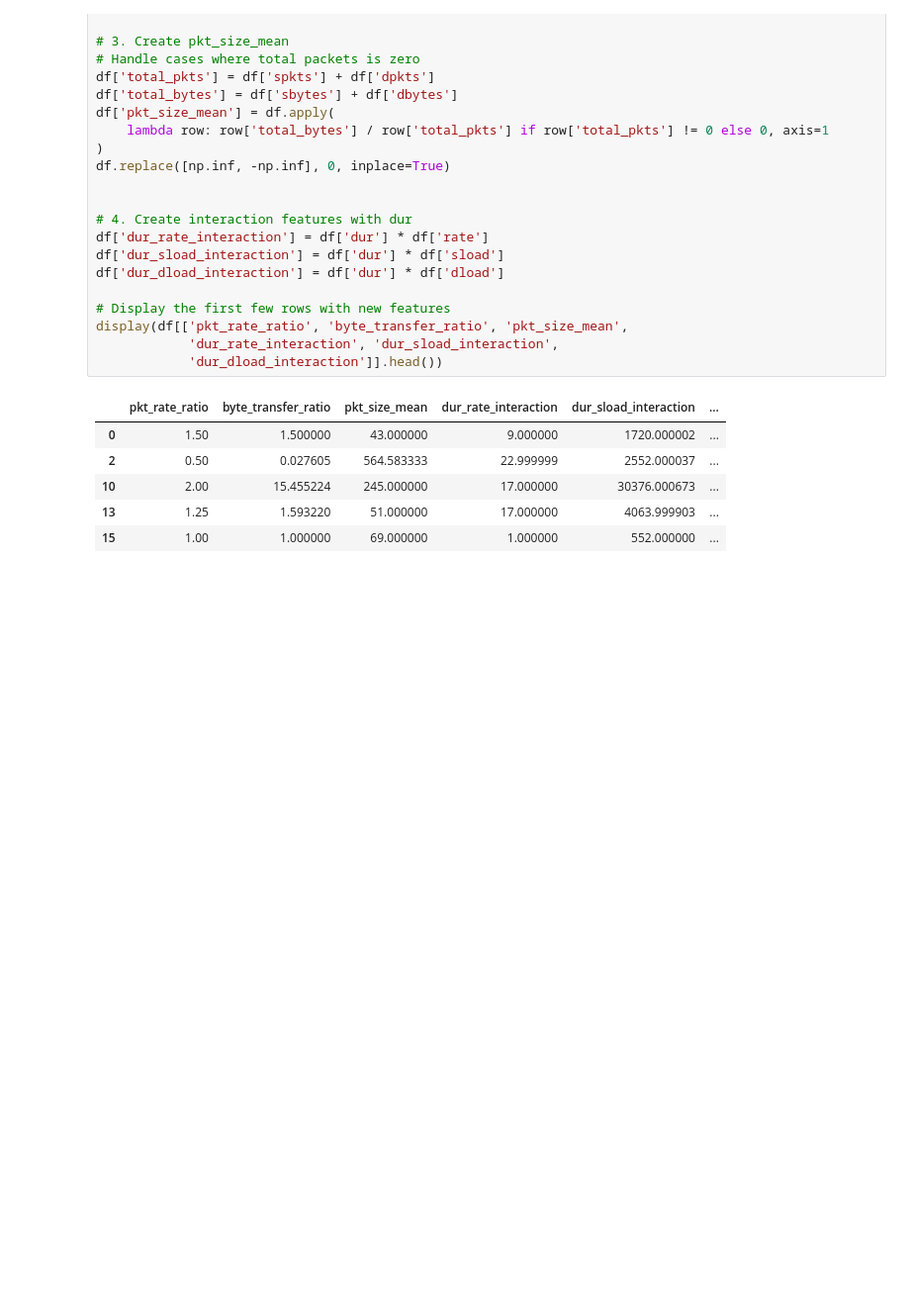
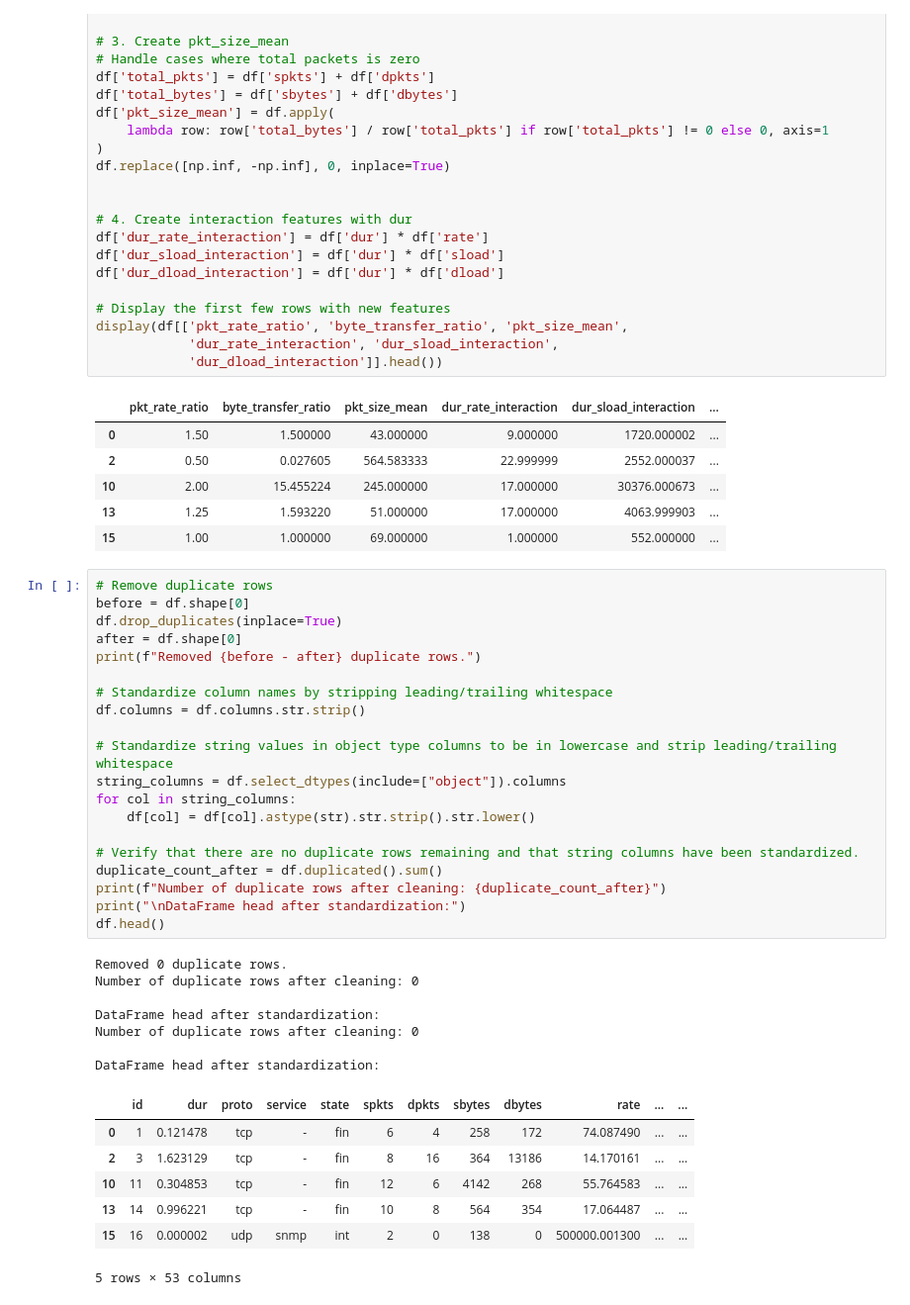
Before and after one commit to Ahsan3172/Zero-day-attack-, a Jupyter notebook: backend/zda.ipynb, the cells around one changed output. Shown at 99% size. Drawn from its saved outputs; the diff is of its cells as text; blank space fills up the shorter version.

Commit message:
Handle Missing Data , Address Duplicate and Inconsistent Records by Attique Hassan

```diff
--- a/backend/zda.ipynb
+++ b/backend/zda.ipynb
@@ -343,3 +343,38 @@ display(df[['pkt_rate_ratio', 'byte_transfer_ratio', 'pkt_size_mean',
 | 10 | 2.00 | 15.455224 | 245.000000 | 17.000000 | 30376.000673 | ... |
 | 13 | 1.25 | 1.593220 | 51.000000 | 17.000000 | 4063.999903 | ... |
 | 15 | 1.00 | 1.000000 | 69.000000 | 1.000000 | 552.000000 | ... |
+# %%
+# Remove duplicate rows
+before = df.shape[0]
+df.drop_duplicates(inplace=True)
+after = df.shape[0]
+print(f"Removed {before - after} duplicate rows.")
+
+# Standardize column names by stripping leading/trailing whitespace
+df.columns = df.columns.str.strip()
+
+# Standardize string values in object type columns to be in lowercase and strip leading/trailing whitespace
+string_columns = df.select_dtypes(include=["object"]).columns
+for col in string_columns:
+    df[col] = df[col].astype(str).str.strip().str.lower()
+
+# Verify that there are no duplicate rows remaining and that string columns have been standardized.
+duplicate_count_after = df.duplicated().sum()
+print(f"Number of duplicate rows after cleaning: {duplicate_count_after}")
+print("\nDataFrame head after standardization:")
+df.head()
+# %% [output]
+Removed 0 duplicate rows.
+Number of duplicate rows after cleaning: 0
+
+DataFrame head after standardization:
+Number of duplicate rows after cleaning: 0
+
+DataFrame head after standardization:
+|  | id | dur | proto | service | state | spkts | dpkts | sbytes | dbytes | rate | ... | ... |
+| 0 | 1 | 0.121478 | tcp | - | fin | 6 | 4 | 258 | 172 | 74.087490 | ... | ... |
+| 2 | 3 | 1.623129 | tcp | - | fin | 8 | 16 | 364 | 13186 | 14.170161 | ... | ... |
+| 10 | 11 | 0.304853 | tcp | - | fin | 12 | 6 | 4142 | 268 | 55.764583 | ... | ... |
+| 13 | 14 | 0.996221 | tcp | - | fin | 10 | 8 | 564 | 354 | 17.064487 | ... | ... |
+| 15 | 16 | 0.000002 | udp | snmp | int | 2 | 0 | 138 | 0 | 500000.001300 | ... | ... |
+5 rows × 53 columns
```
